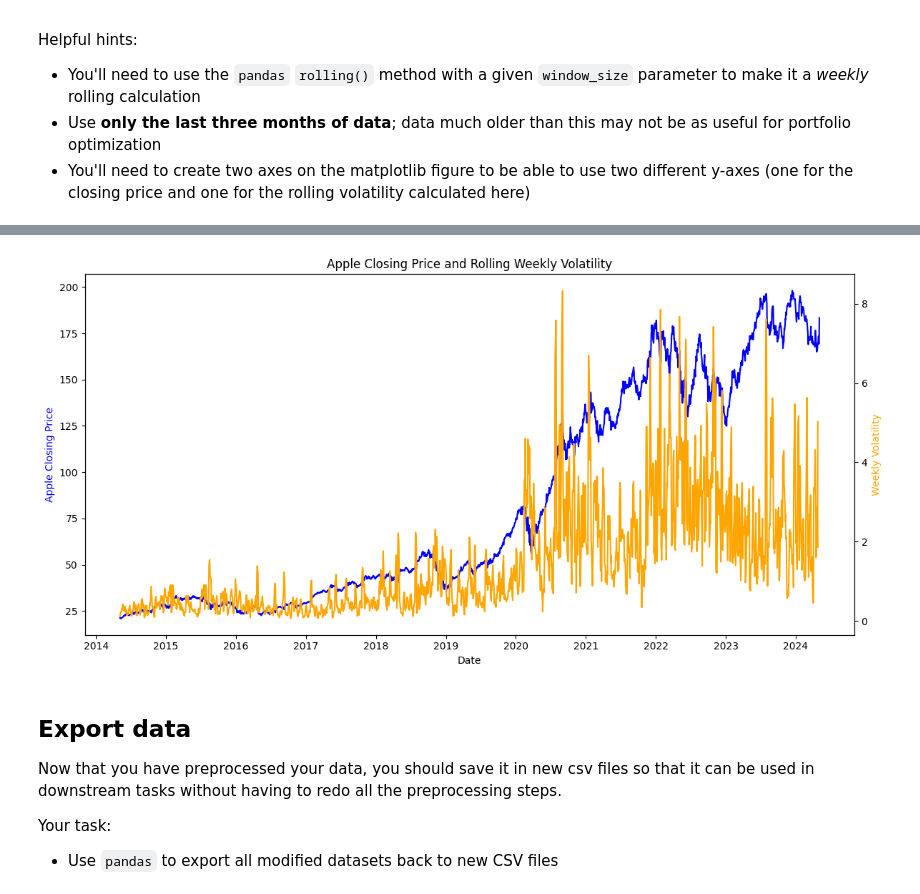
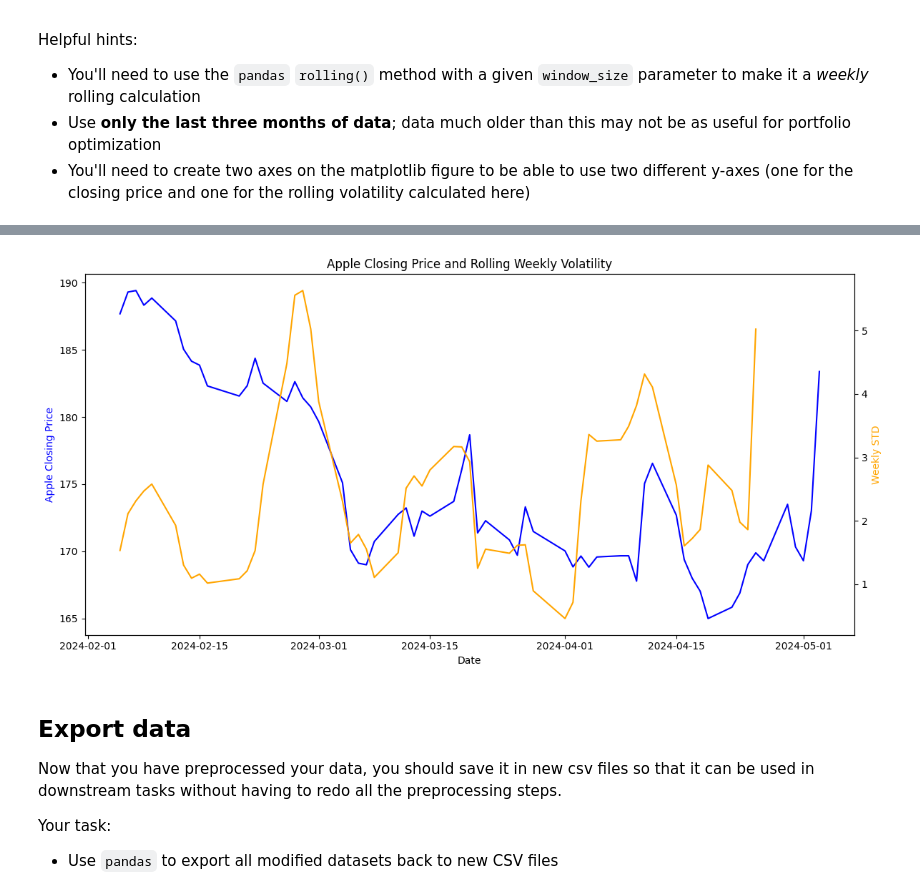
Before and after one commit to julieannvictoria/portfolio, a Jupyter notebook: Preparing-for-data-analysis-project-student.ipynb, the cells around one changed output, grey strips where cells are left out. Cells and saved outputs as stored; diff of their text form; code cells hidden in the pictures.

```diff
--- a/Preparing-for-data-analysis-project-student.ipynb
+++ b/Preparing-for-data-analysis-project-student.ipynb
@@ -41,7 +41,8 @@ The first step in a data engineering pipeline for machine learning is to ingest
 * You may need to cast datetime data to the `datetime` format using `pandas` `to_datetime()` method
 # %%
 # Load historical GDP data
-data_gdp = pd.read_csv('GDP.csv')
+github_repo = 'https://raw.githubusercontent.com/udacity/CD13649-Project/refs/heads/main/Project/'
+data_gdp = pd.read_csv(github_repo + 'GDP.csv')
 # %%
 # Check the first few rows of data
 data_gdp.head()
@@ -54,5 +55,5 @@ data_gdp.head()
 | 4 | 1948-01-01 | 265.742 |
 # %%
 # Load the historical stock price data for Apple and Microsoft
-data_apple = pd.read_csv('apple_historical_data.csv')
+data_apple = pd.read_csv(github_repo + 'apple_historical_data.csv')
 # %%
@@ -547,0 +547,3 @@ data_apple.head()
+# %%
+# Define the window size for the rolling calculation (e.g., one week)
+last_3_months_data.set_index('Date',inplace=True)
@@ -547,0 +552,4 @@ data_apple.head()
+# %%
+# Calculate rolling one-week volatility
+last_3_months_data['Weekly STD'] = last_3_months_data['Close/Last'].rolling(window=7).std()
+last_3_months_data.tail()
@@ -548,21 +569,21 @@ data_apple.head()
 # %%
 # Plot the calculated rolling weekly volatility of Apple's closing price against Apple's closing price
 # Plot these on the same chart, but using different y-axes
 fig,ax1 = plt.subplots(figsize=(12,6))
 ax1.set_xlabel('Date')
 ax1.set_ylabel('Apple Closing Price', color='blue')
-ax1.plot(data_apple.index,data_apple['Close/Last'],color='blue')
+ax1.plot(last_3_months_data.index,last_3_months_data['Close/Last'],color='blue')
 
 #same x axis but different y axis
 ax2=ax1.twinx()
-ax2.set_ylabel('Weekly Volatility', color='orange')
-ax2.plot(data_apple.index,data_apple['Weekly Std'],color='orange')
+ax2.set_ylabel('Weekly STD', color='orange')
+ax2.plot(last_3_months_data.index,last_3_months_data['Weekly STD'],color='orange')
 
 plt.title('Apple Closing Price and Rolling Weekly Volatility')
 fig.tight_layout()
 plt.show()
 # %% [output]
-[figure, old version]
+[figure, new version]
 # %% [markdown]
 ## Export data
 
```
Also changed, not shown: parts of 11 cells of this notebook.
